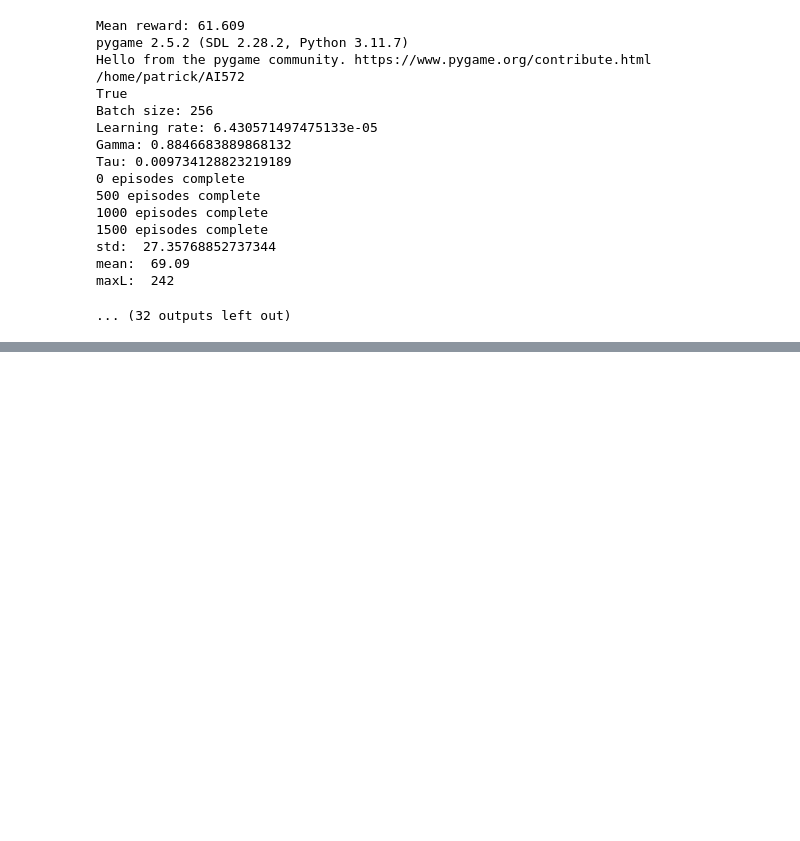
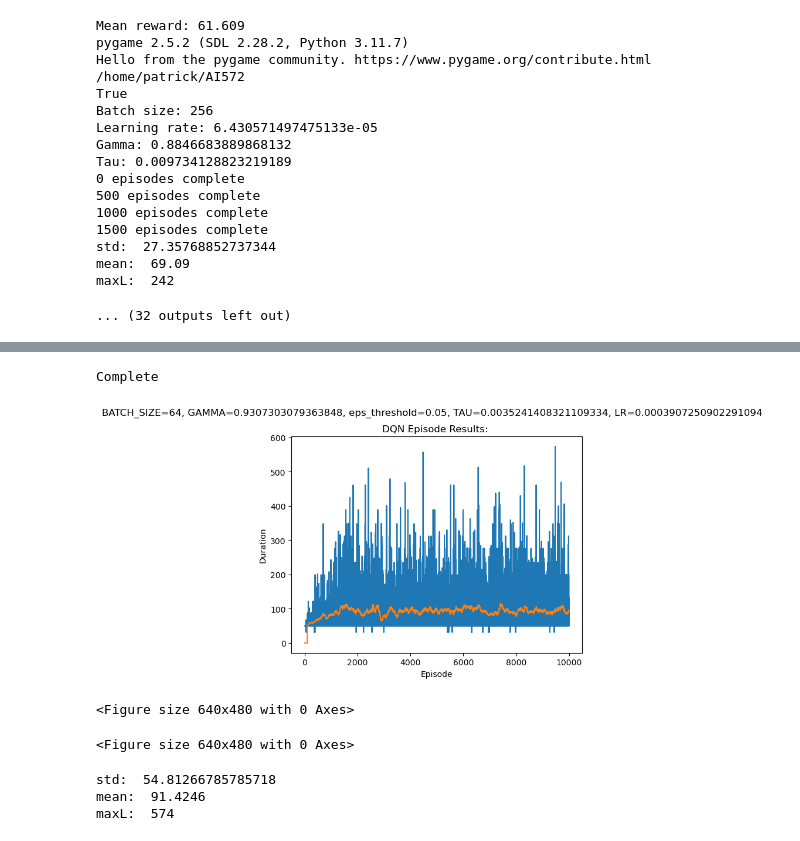
Before and after one commit to PatrickKudo/flappy-bird-gymnasium, a Jupyter notebook: flappy_bird_DQN_optimized.ipynb, the cells around one changed output, grey strips where cells are left out. Drawn from its saved outputs; the diff is of its cells as text; code cells hidden in the pictures; blank space fills up the shorter version.

```diff
--- a/flappy_bird_DQN_optimized.ipynb
+++ b/flappy_bird_DQN_optimized.ipynb
@@ -377,0 +649,18 @@ maxL:  242
+# %%
+BATCH_SIZE = 64
+GAMMA = 0.9307303079363848
+EPS_START = 0.9
+EPS_END = 0.05
+EPS_DECAY = 1000
+TAU = 0.0035241408321109334
+LR = 0.0003907250902291094
+
+exec_sim()
+# %% [output]
+Complete
+[figure, added]
+<Figure size 640x480 with 0 Axes>
+<Figure size 640x480 with 0 Axes>
+std:  54.81266785785718
+mean:  91.4246
+maxL:  574
```
Also changed, not shown: parts of 8 cells of this notebook.
